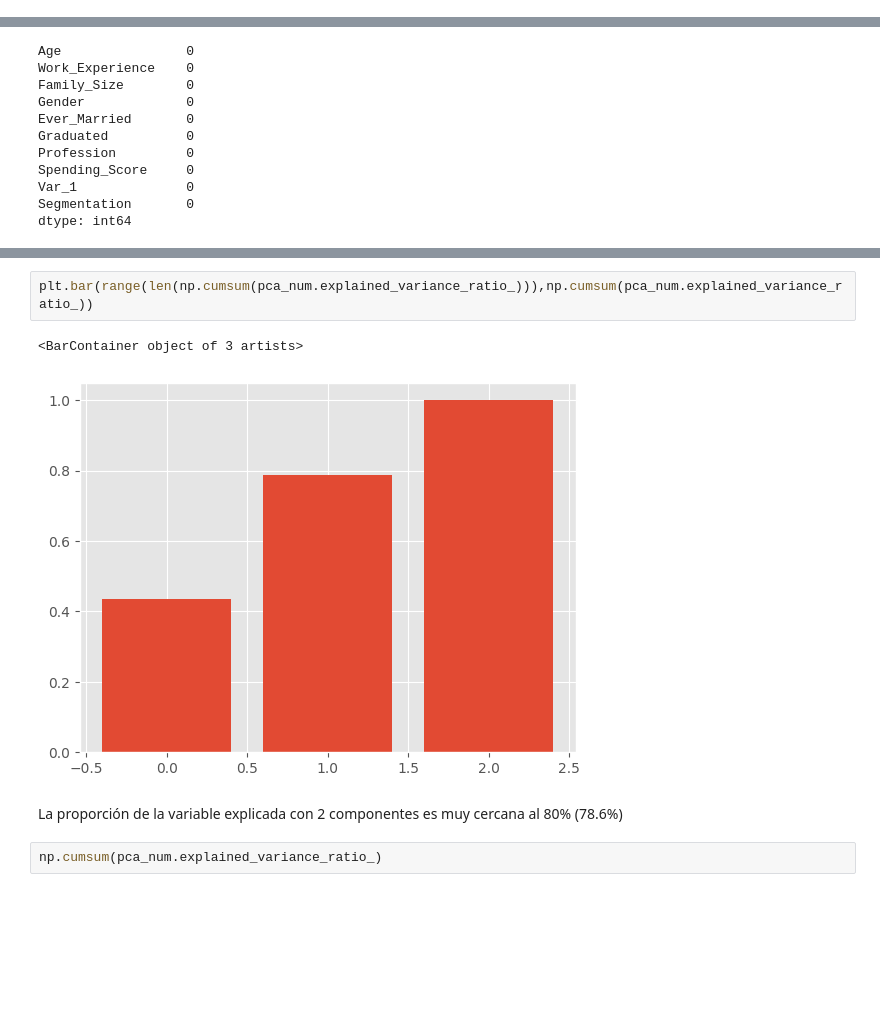
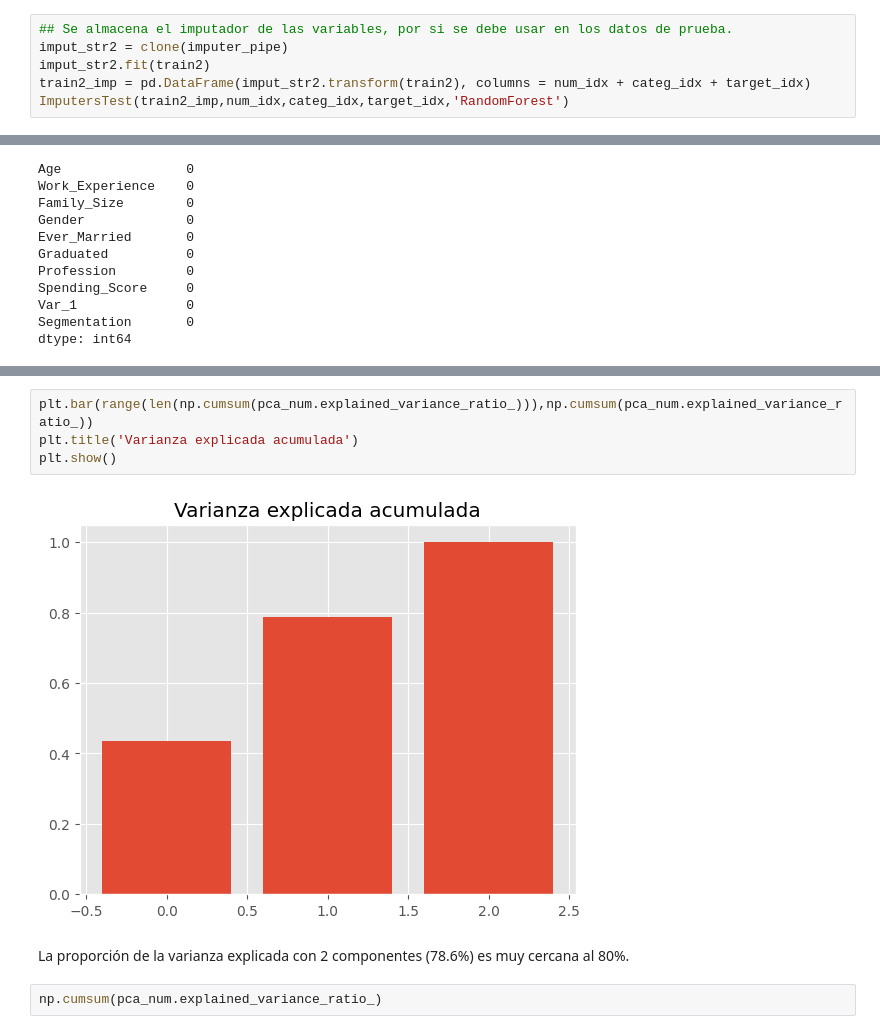
Before and after one commit to maryyuliana/fundamentos_I, a Jupyter notebook: Proyecto.ipynb, the cells around one changed output, grey strips where cells are left out. Cells and saved outputs as stored; diff of their text form; blank space fills up the shorter version.

```diff
--- a/Proyecto.ipynb
+++ b/Proyecto.ipynb
@@ -207,0 +197,6 @@ ImputersTest(train2_imp,num_idx,categ_idx,target_idx,'RandomForest')
+# %%
+## Se almacena el imputador de las variables, por si se debe usar en los datos de prueba.
+imput_str2 = clone(imputer_pipe)
+imput_str2.fit(train2)
+train2_imp = pd.DataFrame(imput_str2.transform(train2), columns = num_idx + categ_idx + target_idx)
+ImputersTest(train2_imp,num_idx,categ_idx,target_idx,'RandomForest')
@@ -635,10 +642,11 @@ PCA()
 # %%
 plt.bar(range(len(np.cumsum(pca_num.explained_variance_ratio_))),np.cumsum(pca_num.explained_variance_ratio_))
+plt.title('Varianza explicada acumulada')
+plt.show()
 # %% [output]
-<BarContainer object of 3 artists>
-[figure, old version]
+[figure, new version]
 # %% [markdown]
-La proporción de la variable explicada con 2 componentes es muy cercana al 80% (78.6%)
+La proporción de la varianza explicada con 2 componentes (78.6%) es muy cercana al 80%.
 # %%
 np.cumsum(pca_num.explained_variance_ratio_)
 # %% [output]
```
Also changed, not shown: parts of 73 cells of this notebook.
